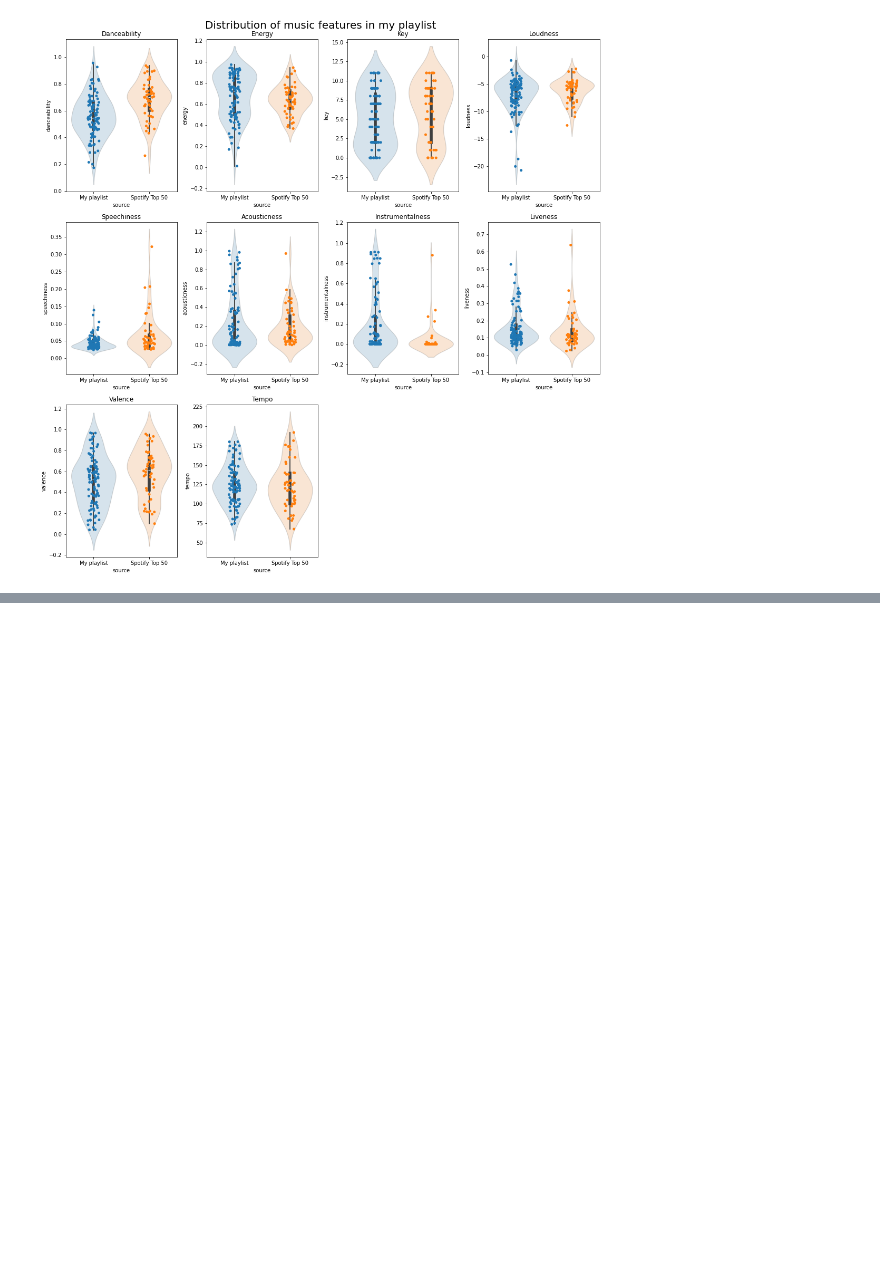
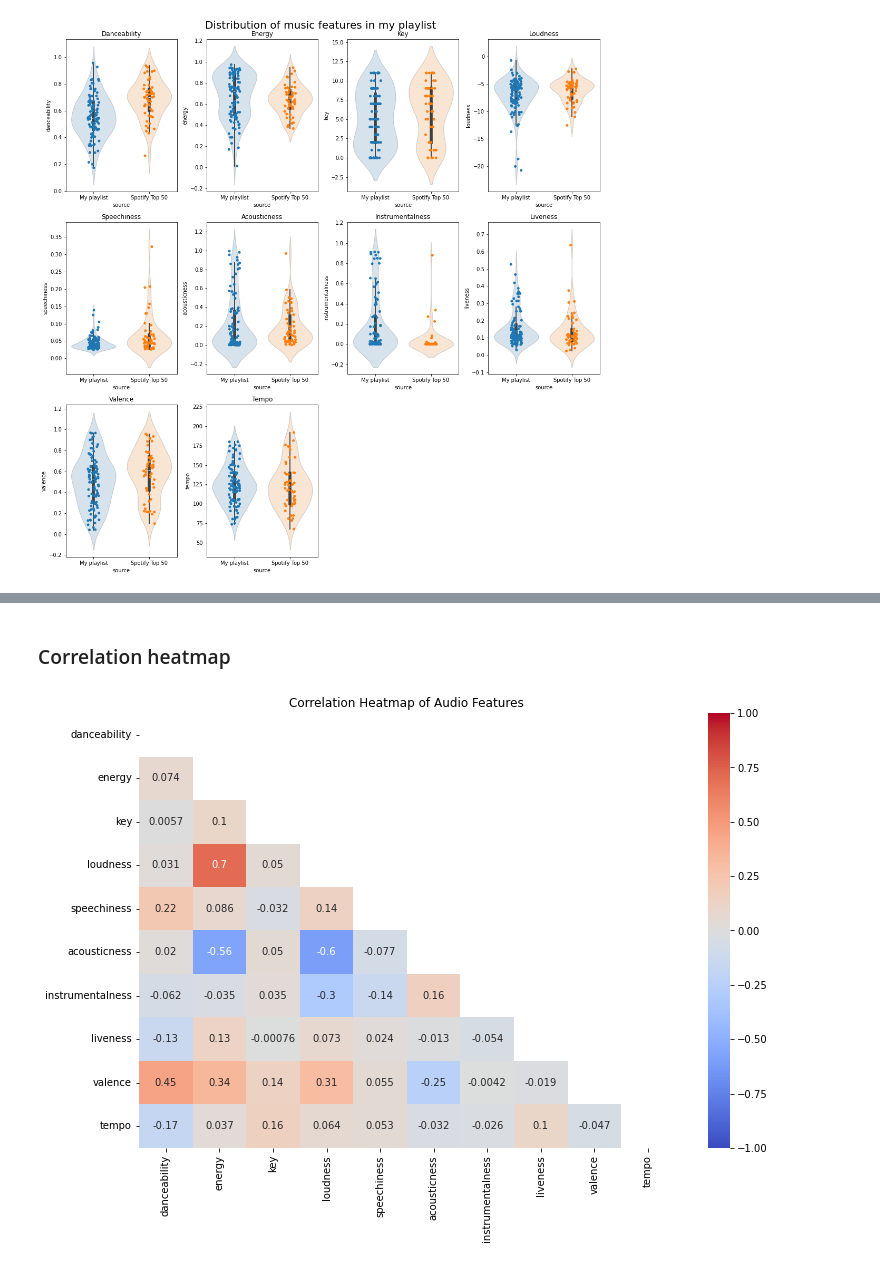
Before and after one commit to ianian-dot/Spotify, a Jupyter notebook: python_spotify.ipynb, the cells around one changed output, grey strips where cells are left out. Saved outputs shown, nothing was run; the diff lists cells and outputs as text; code cells hidden in the pictures; blank space fills up the shorter version.

```diff
--- a/python_spotify.ipynb
+++ b/python_spotify.ipynb
@@ -548,0 +559,14 @@ plt.show()
+# %% [markdown]
+### Correlation heatmap
+# %%
+import numpy as np
+plt.figure(figsize=(12, 8))
+correlation_matrix = music_features_combined[audio_features].corr()
+mask = np.triu(np.ones_like(correlation_matrix))
+sns.heatmap(correlation_matrix, annot=True, cmap='coolwarm',
+            mask = mask,
+            vmin=-1, vmax=1)
+plt.title('Correlation Heatmap of Audio Features')
+plt.show()
+# %% [output]
+[figure, added]
```
Also changed, not shown: parts of 28 cells of this notebook, 1 other file.
